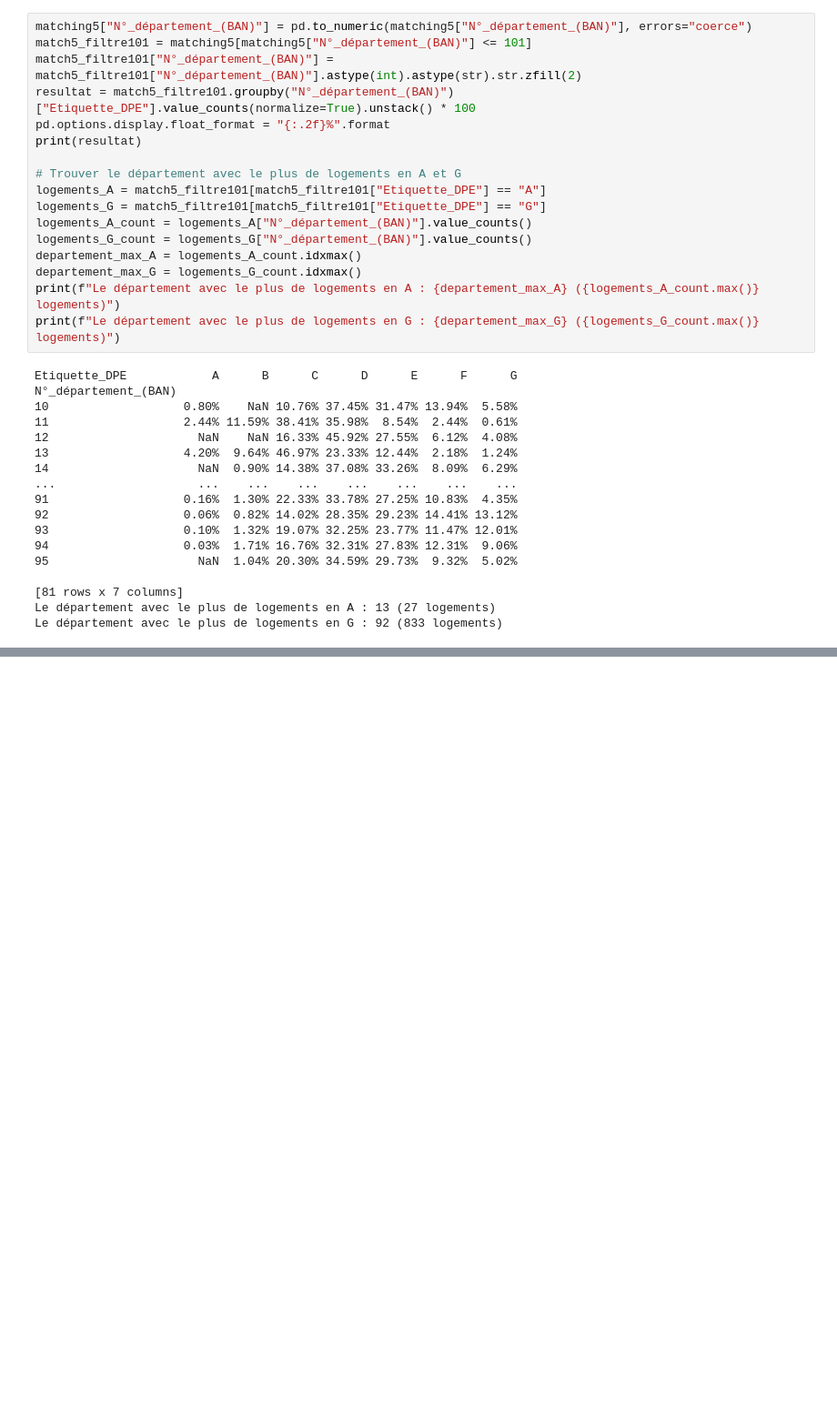
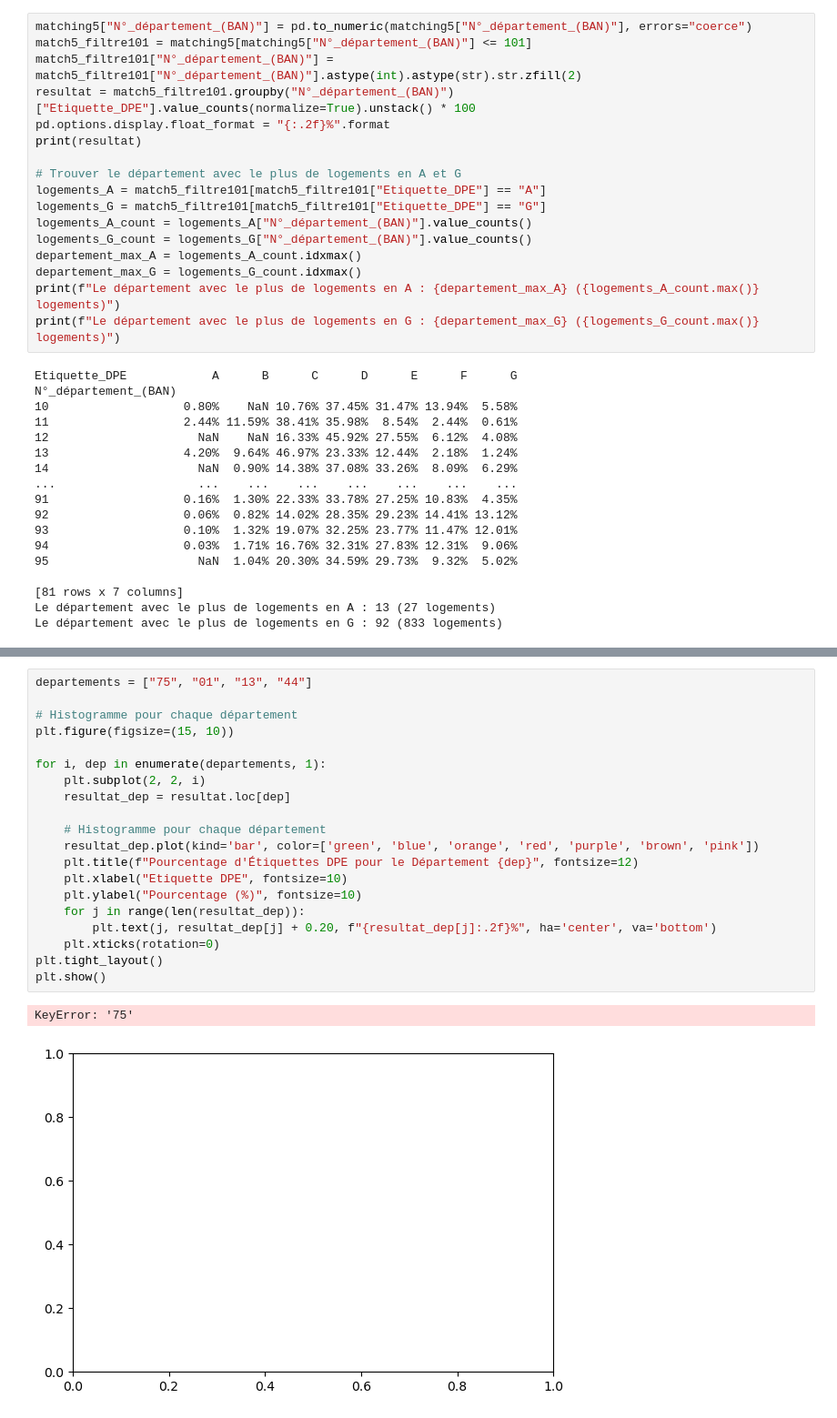
Before and after one commit to isaurepillet/STATAPP, a Jupyter notebook: amrei2.ipynb, the cells around one changed output, grey strips where cells are left out. Shown at 91% size. Saved outputs shown, nothing was run; the diff lists cells and outputs as text; blank space fills up the shorter version.

Commit message:
soucis départements

```diff
--- a/amrei2.ipynb
+++ b/amrei2.ipynb
@@ -125,0 +137,23 @@ Répartition proche de celle des logements existants, avec une majorité de C, D
+# %%
+departements = ["75", "01", "13", "44"]
+
+# Histogramme pour chaque département
+plt.figure(figsize=(15, 10))
+
+for i, dep in enumerate(departements, 1):
+    plt.subplot(2, 2, i)
+    resultat_dep = resultat.loc[dep]
+
+    # Histogramme pour chaque département
+    resultat_dep.plot(kind='bar', color=['green', 'blue', 'orange', 'red', 'purple', 'brown', 'pink'])
+    plt.title(f"Pourcentage d'Étiquettes DPE pour le Département {dep}", fontsize=12)
+    plt.xlabel("Etiquette DPE", fontsize=10)
+    plt.ylabel("Pourcentage (%)", fontsize=10)
+    for j in range(len(resultat_dep)):
+        plt.text(j, resultat_dep[j] + 0.20, f"{resultat_dep[j]:.2f}%", ha='center', va='bottom')
+    plt.xticks(rotation=0)
+plt.tight_layout()
+plt.show()
+# %% [output]
+KeyError: '75'
+[figure, added]
```
Also changed, not shown: parts of 2 cells of this notebook.
